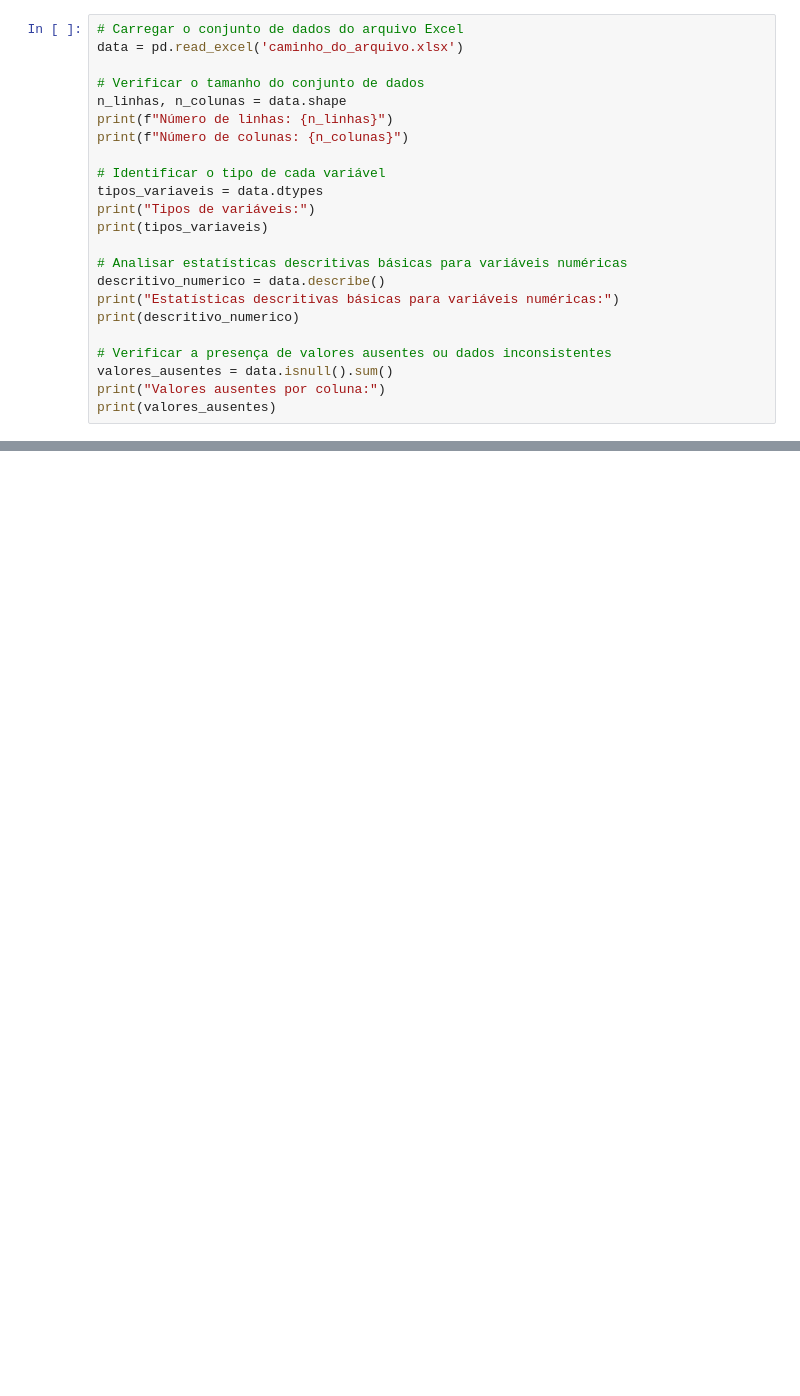
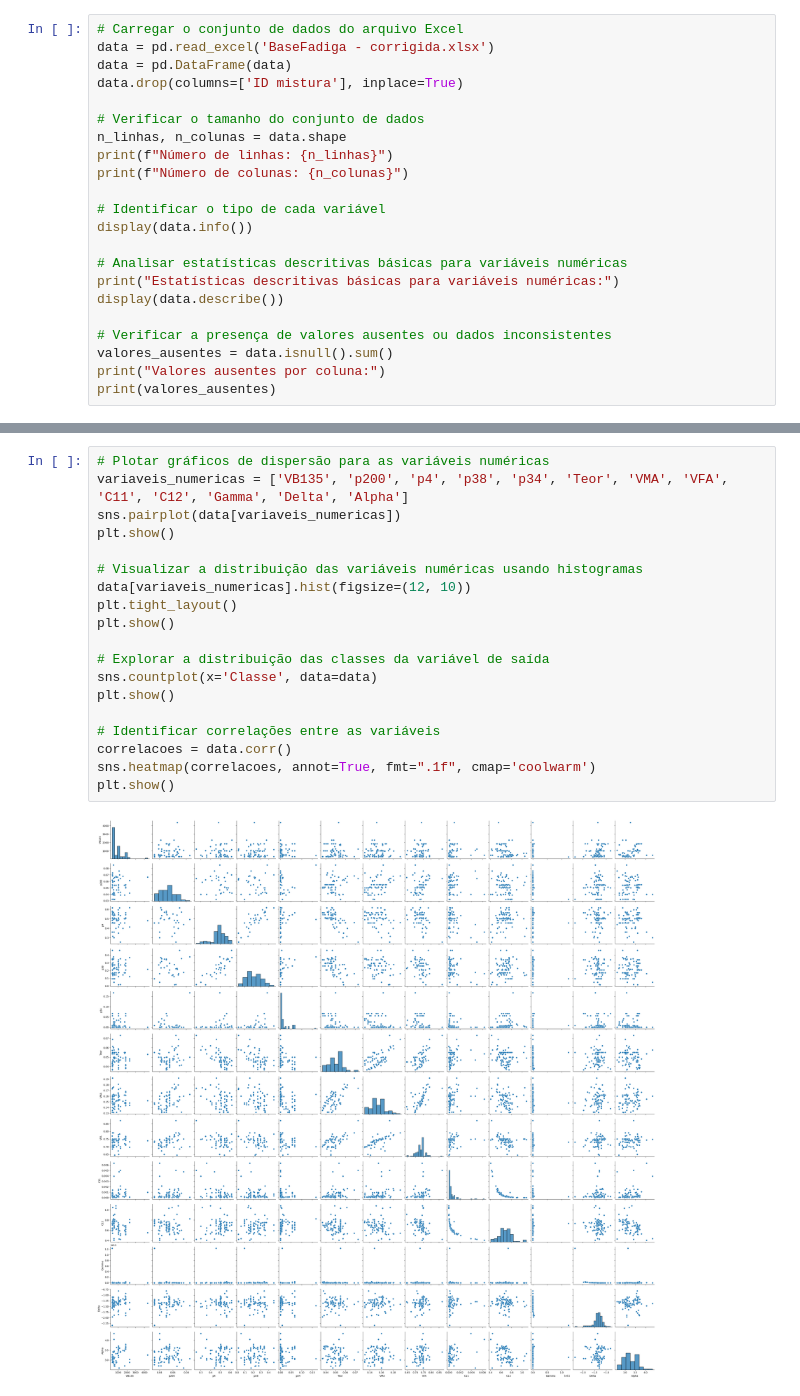
Before and after one commit to antonnyvictor18/IC, a Jupyter notebook: notebook.ipynb, the cells around one changed output, grey strips where cells are left out. Cells and saved outputs as stored; diff of their text form; blank space fills up the shorter version.

```diff
--- a/notebook.ipynb
+++ b/notebook.ipynb
@@ -11,6 +13,8 @@ from sklearn.metrics import mean_squared_error, accuracy_score
 # %%
 # Carregar o conjunto de dados do arquivo Excel
-data = pd.read_excel('caminho_do_arquivo.xlsx')
+data = pd.read_excel('BaseFadiga - corrigida.xlsx')
+data = pd.DataFrame(data)
+data.drop(columns=['ID mistura'], inplace=True)
 
 # Verificar o tamanho do conjunto de dados
 n_linhas, n_colunas = data.shape
@@ -18,14 +22,11 @@ print(f"Número de linhas: {n_linhas}")
 print(f"Número de colunas: {n_colunas}")
 
 # Identificar o tipo de cada variável
-tipos_variaveis = data.dtypes
-print("Tipos de variáveis:")
-print(tipos_variaveis)
+display(data.info())
 
 # Analisar estatísticas descritivas básicas para variáveis numéricas
-descritivo_numerico = data.describe()
 print("Estatísticas descritivas básicas para variáveis numéricas:")
-print(descritivo_numerico)
+display(data.describe())
 
 # Verificar a presença de valores ausentes ou dados inconsistentes
 valores_ausentes = data.isnull().sum()
@@ -33,0 +80,21 @@ print(valores_ausentes)
+# %%
+# Plotar gráficos de dispersão para as variáveis numéricas
+variaveis_numericas = ['VB135', 'p200', 'p4', 'p38', 'p34', 'Teor', 'VMA', 'VFA', 'C11', 'C12', 'Gamma', 'Delta', 'Alpha']
+sns.pairplot(data[variaveis_numericas])
+plt.show()
+
+# Visualizar a distribuição das variáveis numéricas usando histogramas
+data[variaveis_numericas].hist(figsize=(12, 10))
+plt.tight_layout()
+plt.show()
+
+# Explorar a distribuição das classes da variável de saída
+sns.countplot(x='Classe', data=data)
+plt.show()
+
+# Identificar correlações entre as variáveis
+correlacoes = data.corr()
+sns.heatmap(correlacoes, annot=True, fmt=".1f", cmap='coolwarm')
+plt.show()
+# %% [output]
+[figure, added]
```
Also changed, not shown: parts of 5 cells of this notebook, 3 other files.
